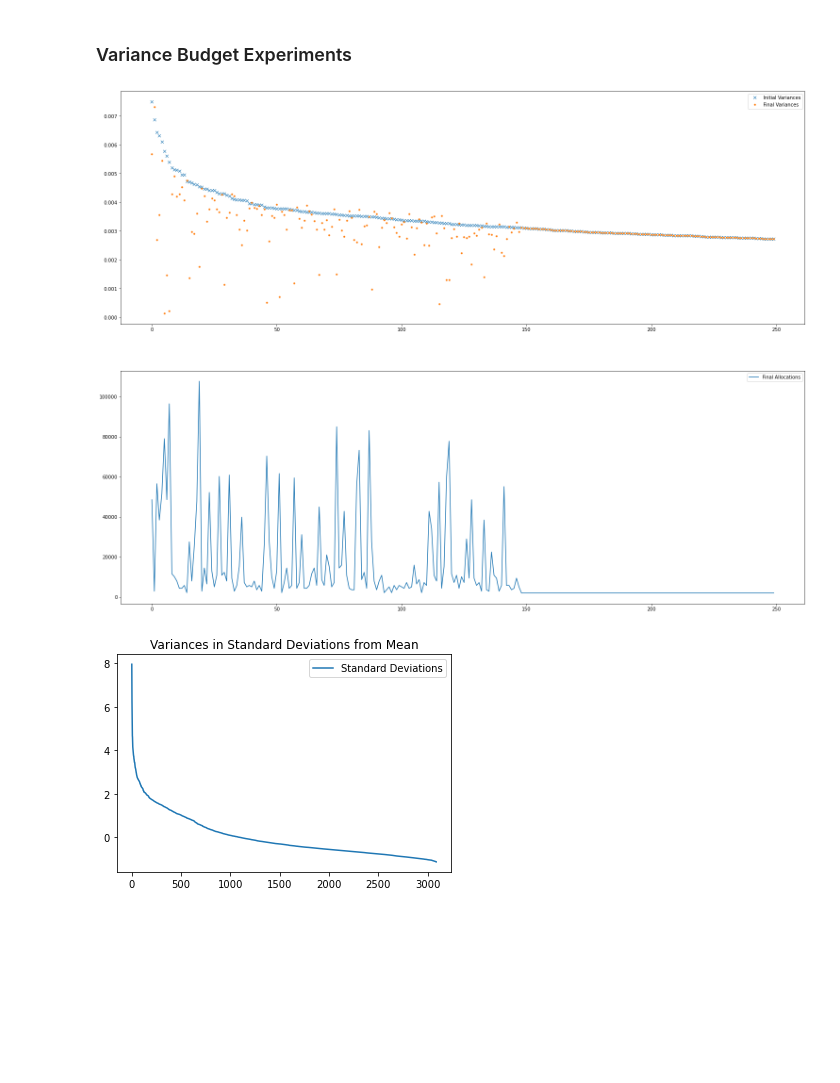
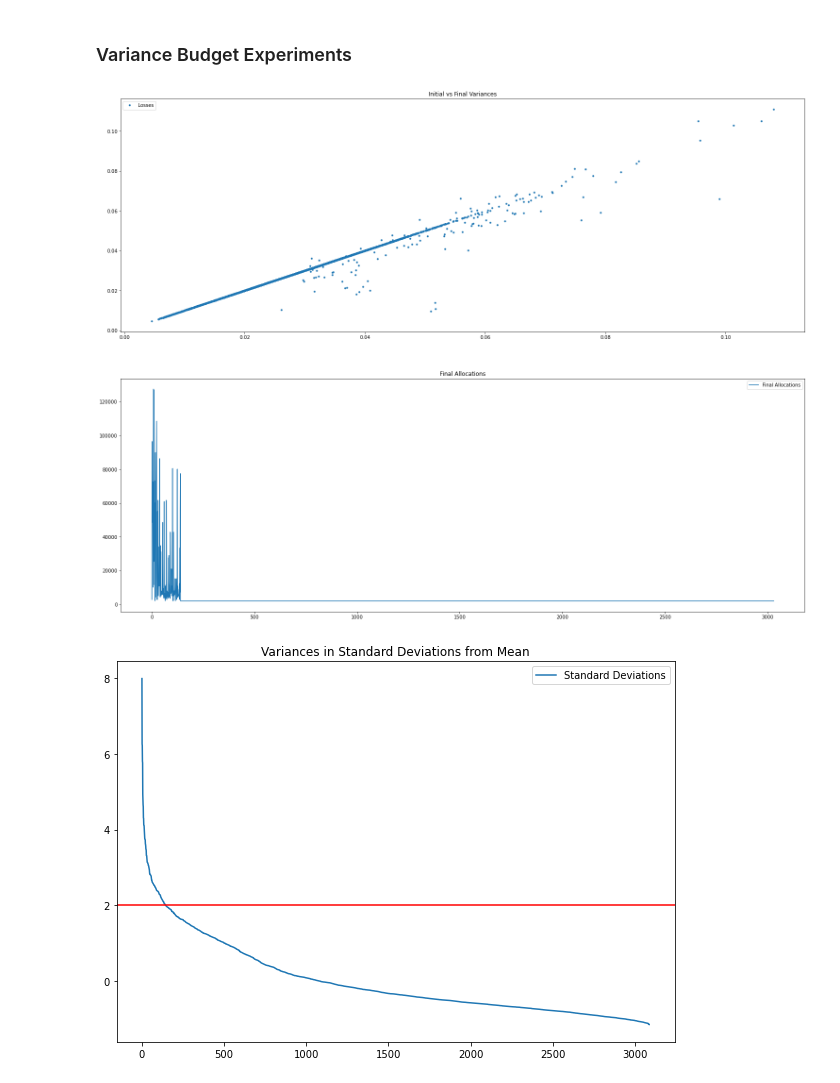
Before and after one commit to Project-Sustain/validation-service, a Jupyter notebook: benchmarks/benchmarks.ipynb, the cells around one changed output. Drawn from its saved outputs; the diff is of its cells as text; code cells hidden in the pictures; blank space fills up the shorter version.

Commit message:
Investigating metrics

```diff
--- a/benchmarks/benchmarks.ipynb
+++ b/benchmarks/benchmarks.ipynb
@@ -48,6 +48,7 @@ possible_experiments = [
 
 experiments = [
     "no_budgets/job_mode_multiprocessing",
+    "variance_budgets/test",
 ]
 
 chosen_metric = nmon_metric_options[1]
@@ -237,39 +237,52 @@ for worker_response in final_data["worker_responses"]:
             if gis_join_metric["final_variance"] == gis_join_metric["initial_variance"]:
                 print(f"gis_join={gis_join_metric['gis_join']}, initial_alloc={gis_join_metric['initial_allocation']}, final_alloc={gis_join_metric['final_allocation']}")
 
-# no_budget_metrics = []
-# for worker_response in no_budget_data["worker_responses"]:
-#     for metric in worker_response["metrics"]:
-#         no_budget_metrics.append((metric["gis_join"], metric["variance"], metric["allocation"], metric["loss"]))
+no_budget_metrics = []
+for worker_response in no_budget_data["worker_responses"]:
+    for metric in worker_response["metrics"]:
+        no_budget_metrics.append((metric["gis_join"], metric["variance"], metric["allocation"], metric["loss"]))
 
 as_list = list(gis_join_metrics.values())
 as_list.sort(key=lambda m: m["initial_variance"], reverse=True)
-as_list = as_list[:250]
+as_list = as_list
 initial_variances = [m["initial_variance"] for m in as_list]
 final_variances = [m["final_variance"] for m in as_list]
+
+initial_losses = [m["initial_loss"] for m in as_list]
+final_losses = [m["final_loss"] for m in as_list]
+
+#sorted_pop_losses = no_budget_metrics.sort(key=lambda y: y[1], reverse=True)
 
 number_rows = 2
 number_cols = 1
 
 fig, ax = plt.subplots(nrows=number_rows, ncols=number_cols, figsize=(26, 20))
-ax[0].plot(initial_variances, 'x', label="Initial Variances")
-ax[0].plot(final_variances, '.', label="Final Variances")
-#ax[0].plot([x[1] for x in no_budget_metrics], label="No Budget Variances")
+#ax[0].plot(initial_variances, '-', label="Initial Variances")
+#ax[0].plot(initial_losses, '.', label="Initial Losses")
+#ax[0].plot(final_variances, '.', label="Final Variances")
+#ax[0].plot(final_losses, '.', label="Initial Losses")
+ax[0].plot(initial_losses, final_losses, '.', label="Losses")
+ax[0].set_title("Initial vs Final Variances")
+#ax[0].plot(sorted([x[3] for x in no_budget_metrics], reverse=True), label="No Budget Variances")
+#ax[0].plot([x[3] for x in sorted_pop_losses], '.', label="No Budget Losses")
 #ax[0].axhline(y=0.001169725909715914, color='r', linestyle='-')
 ax[0].legend()
+ax[1].set_title("Final Allocations")
 ax[1].plot([int(m["final_allocation"]) for m in as_list], '-', label="Final Allocations")
 ax[1].legend()
 
 plt.savefig("variance_budgets/test/variances.png", dpi=300)
 # %% [output]
-[figure, old version]
+[figure, new version]
 # %%
 with open("variance_budgets/test/numpy_array.json", "r") as f:
     std_devs = json.load(f)
 
+plt.figure(figsize=(10,7))
 plt.plot(std_devs, label="Standard Deviations")
+plt.axhline(y=2, color='r')
 plt.legend()
 plt.title("Variances in Standard Deviations from Mean")
 plt.show()
 # %% [output]
-[figure, old version]
+[figure, new version]
```
Also changed, not shown: parts of 2 cells of this notebook, 5 other files.
